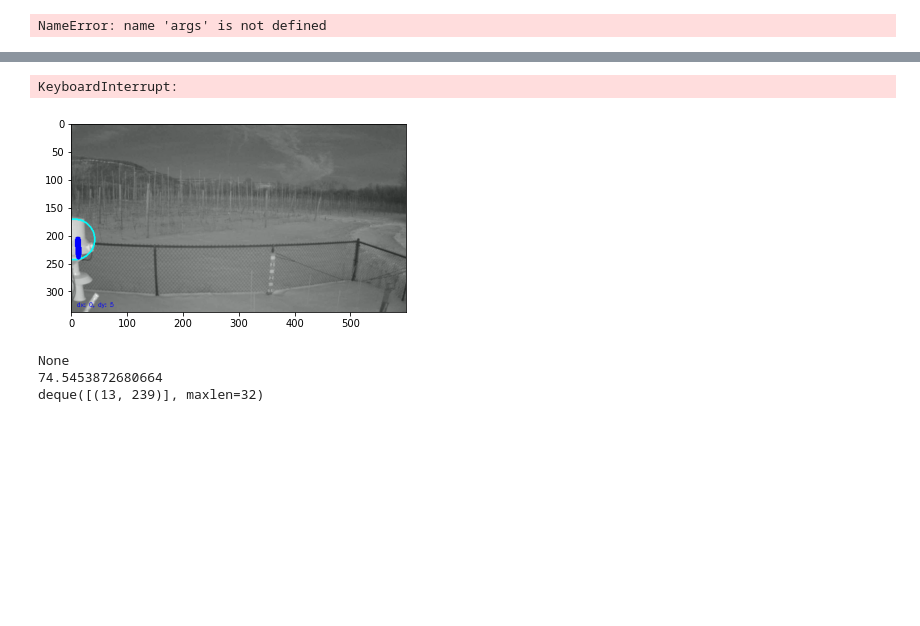
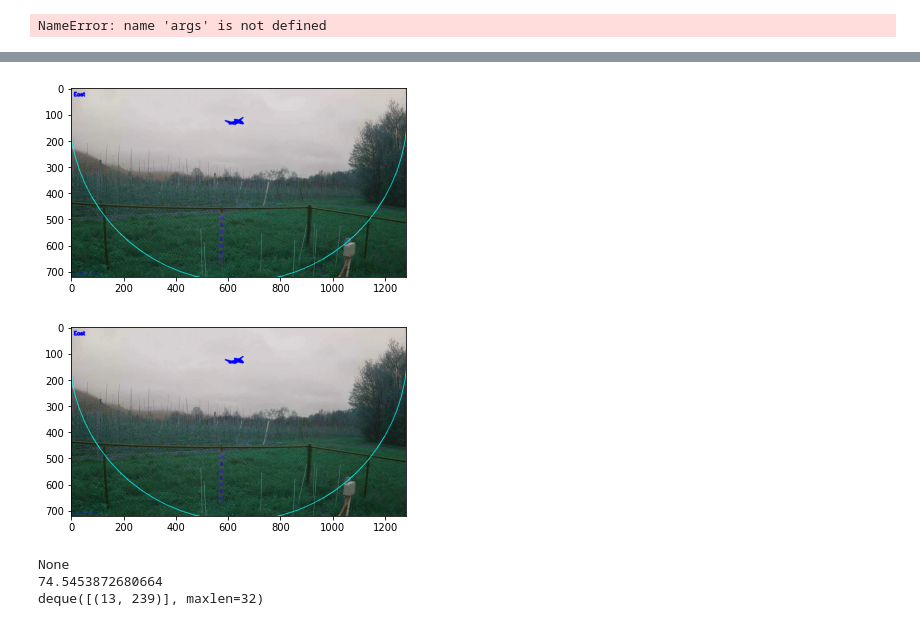
Before and after one commit to arnoldas500/clouds_detection, a Jupyter notebook: obj_dir.ipynb, the cells around one changed output, grey strips where cells are left out. Saved outputs shown, nothing was run; the diff lists cells and outputs as text; code cells hidden in the pictures; blank space fills up the shorter version.

Commit message:
write final output to video

```diff
--- a/obj_dir.ipynb
+++ b/obj_dir.ipynb
@@ -70,8 +103,10 @@ pts = deque([], maxlen=32)
 counter = 0
 (dX, dY) = (0, 0)
 direction = ""
+#to store images to then save to video
+img_array = []
 
-vs = cv2.VideoCapture("/home/arnold/raindrop-detection-cnn/mygeneratedvideo.mp4")
+vs = cv2.VideoCapture("/home/arnold/raindrop-detection-cnn/imgvideo.mp4")
 while True:
     # grab the current frame
     ret, frame = vs.read()
@@ -89,7 +124,7 @@ while True:
 #     print(frame)
     # resize the frame, blur it, and convert it to the HSV
     # color space
-    frame = imutils.resize(frame, width=600)
+#     frame = imutils.resize(frame, width=600)
     blurred = cv2.GaussianBlur(frame, (11, 11), 0)
     hsv = cv2.cvtColor(blurred, cv2.COLOR_BGR2HSV)
     # construct a mask for the color "green", then perform
@@ -133,12 +168,12 @@ while True:
             continue
         # check to see if enough points have been accumulated in
         # the buffer
-        if counter >= 10 and i == 1 and pts[-10] is not None:
+        if counter >= 10 and i == 1 and pts[-5] is not None:
             # compute the difference between the x and y
             # coordinates and re-initialize the direction
             # text variables
-            dX = pts[-10][0] - pts[i][0]
-            dY = pts[-10][1] - pts[i][1]
+            dX = pts[-5][0] - pts[i][0]
+            dY = pts[-5][1] - pts[i][1]
             (dirX, dirY) = ("", "")
             # ensure there is significant movement in the
             # x-direction
@@ -148,36 +183,48 @@ while True:
             # y-direction
             if np.abs(dY) > 20:
                 dirY = "North" if np.sign(dY) == 1 else "South"
             # handle when both directions are non-empty
             if dirX != "" and dirY != "":
                 direction = "{}-{}".format(dirY, dirX)
             # otherwise, only one direction is non-empty
             else:
                     direction = dirX if dirX != "" else dirY
             # otherwise, compute the thickness of the line and
 #         print("drwing")# draw the connecting lines
         thickness = int(np.sqrt(32 / float(i + 1)) * 2.5)
         cv2.line(frame, pts[i - 1], pts[i], (0, 0, 255), thickness)
     # show the movement deltas and the direction of movement on
 #     print(frame)# the frame
     cv2.putText(frame, direction, (10, 30), cv2.FONT_HERSHEY_SIMPLEX,
         0.65, (0, 0, 255), 3)
     cv2.putText(frame, "dx: {}, dy: {}".format(dX, dY),
         (10, frame.shape[0] - 10), cv2.FONT_HERSHEY_SIMPLEX,
         0.35, (0, 0, 255), 1)
     # show the frame to our screen and increment the frame counter
 #     cv2.imshow("Frame", frame)
+    #print(frame)
+    height, width, layers = frame.shape
+    print(width,height)
     plt.imshow(frame)
+    img_array.append(frame)
 #     Video(frame)
     display.clear_output(wait=True)
     display.display(plt.gcf())
 #     key = cv2.waitKey(1) & 0xFF
 #     key += 1
     counter += 1
-vs.release()
+# vs.release()
+
+#uncomment to ssave video
+video = cv2.VideoWriter('video_wdir.mp4',cv2.VideoWriter_fourcc(*'FMP4'), 24, (1280, 720))
+
+#add each image to video as frame
+for i in range(len(img_array)):
+    video.write(img_array[i])
+video.release()
 # %% [output]
-KeyboardInterrupt:
-[figure, old version]
+[figure, new version]
+[figure, added]
 # %%
 # %% [output]
 None
```
Also changed, not shown: parts of 2 cells of this notebook, 1 other file.
